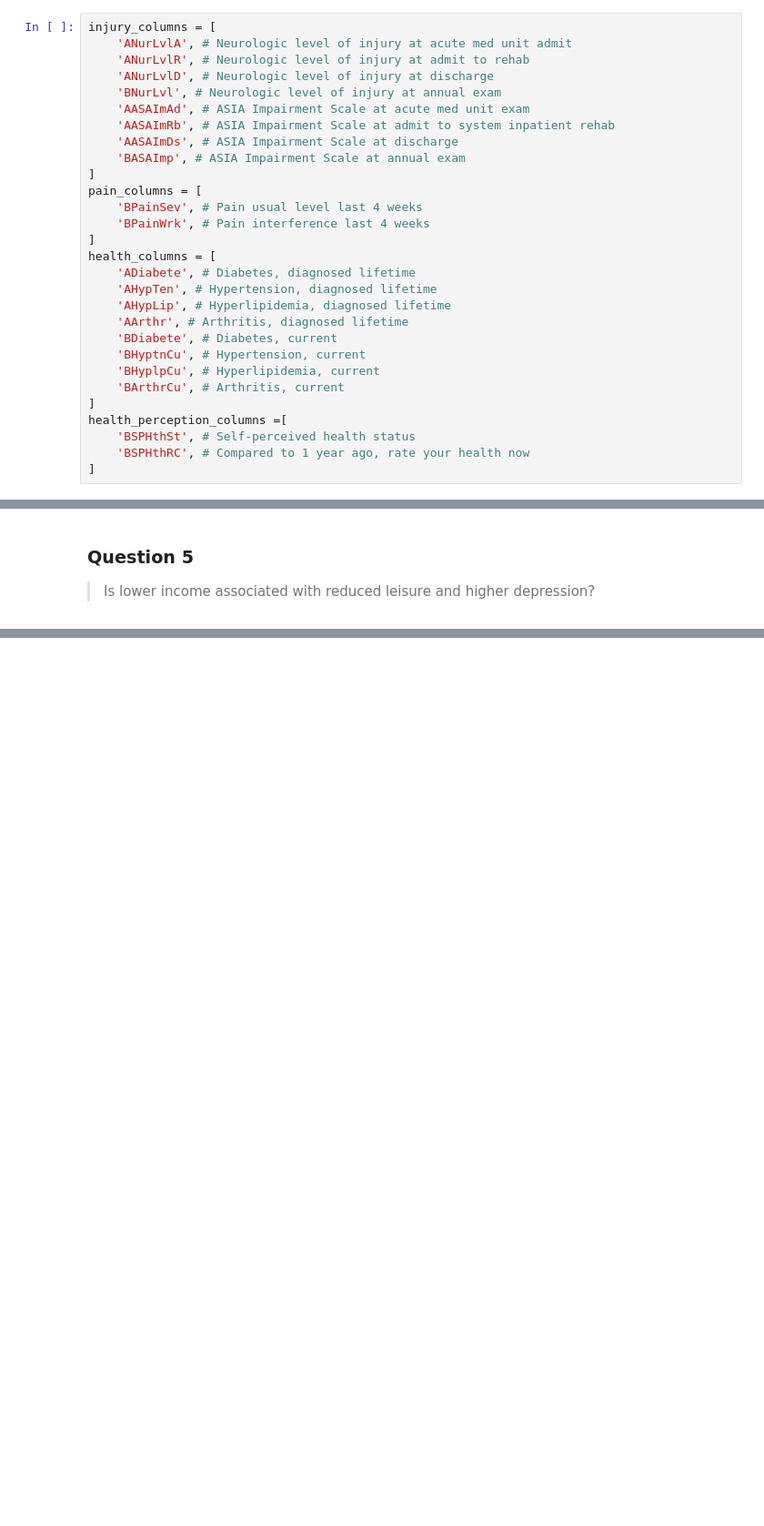
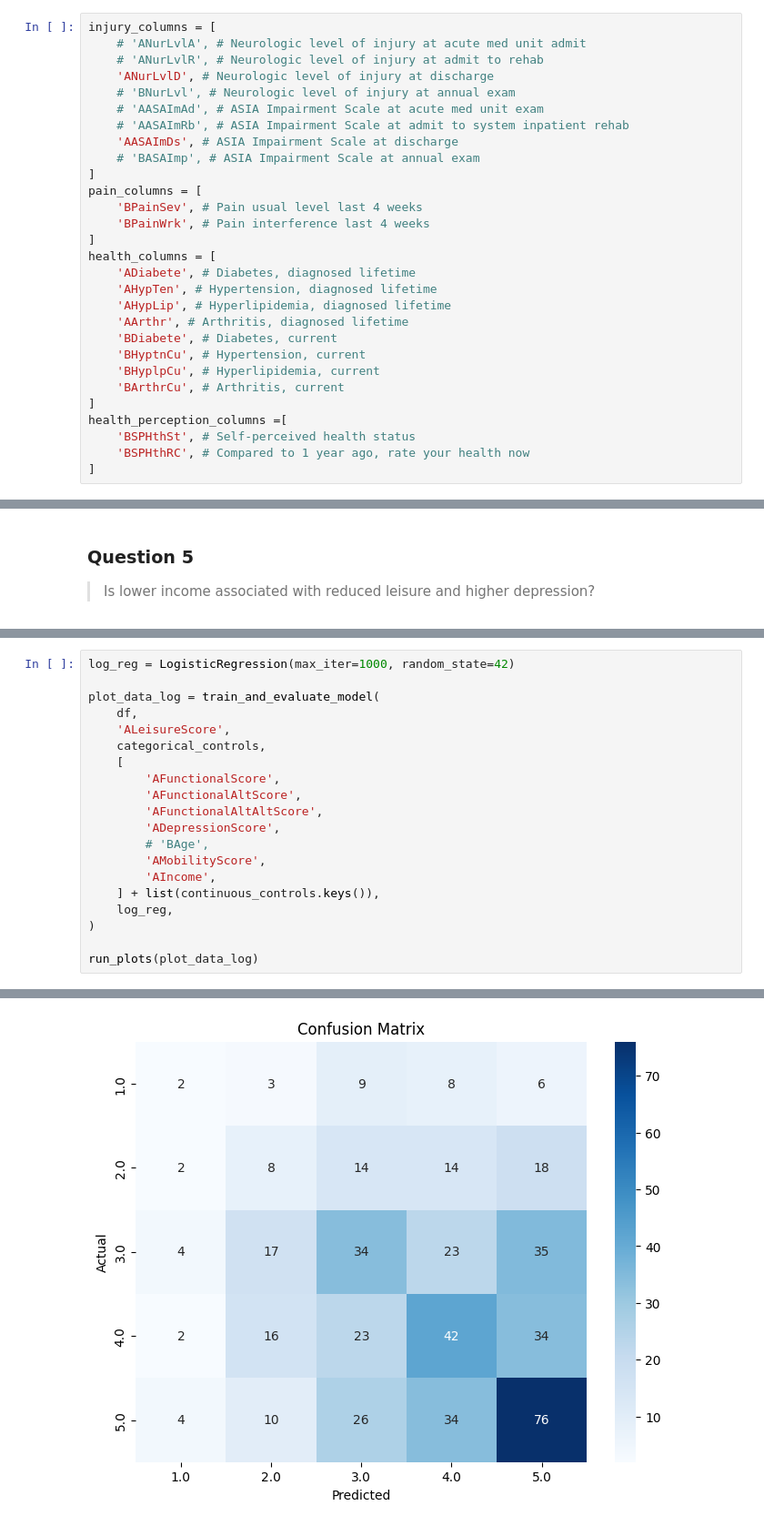
Before and after one commit to igoumiri/spinal, a Jupyter notebook: analysis.ipynb, the cells around one changed output, grey strips where cells are left out. Shown at 91% size. Saved outputs shown, nothing was run; the diff lists cells and outputs as text; blank space fills up the shorter version.

Commit message:
Add linear + RF models

```diff
--- a/analysis.ipynb
+++ b/analysis.ipynb
@@ -312,14 +428,14 @@ social_participation_columns = [
 Also relevant are health/injury severity variables.
 # %%
 injury_columns = [
-    'ANurLvlA', # Neurologic level of injury at acute med unit admit
-    'ANurLvlR', # Neurologic level of injury at admit to rehab
+    # 'ANurLvlA', # Neurologic level of injury at acute med unit admit
+    # 'ANurLvlR', # Neurologic level of injury at admit to rehab
     'ANurLvlD', # Neurologic level of injury at discharge
-    'BNurLvl', # Neurologic level of injury at annual exam
-    'AASAImAd', # ASIA Impairment Scale at acute med unit exam
-    'AASAImRb', # ASIA Impairment Scale at admit to system inpatient rehab
+    # 'BNurLvl', # Neurologic level of injury at annual exam
+    # 'AASAImAd', # ASIA Impairment Scale at acute med unit exam
+    # 'AASAImRb', # ASIA Impairment Scale at admit to system inpatient rehab
     'AASAImDs', # ASIA Impairment Scale at discharge
-    'BASAImp', # ASIA Impairment Scale at annual exam
+    # 'BASAImp', # ASIA Impairment Scale at annual exam
 ]
 pain_columns = [
     'BPainSev', # Pain usual level last 4 weeks
@@ -854,0 +939,21 @@ Generating plots...
+# %%
+log_reg = LogisticRegression(max_iter=1000, random_state=42)
+
+plot_data_log = train_and_evaluate_model(
+    df,
+    'ALeisureScore',
+    categorical_controls,
+    [
+        'AFunctionalScore',
+        'AFunctionalAltScore',
+        'AFunctionalAltAltScore',
+        'ADepressionScore',
+        # 'BAge',
+        'AMobilityScore',
+        'AIncome',
+    ] + list(continuous_controls.keys()),
+    log_reg,
+)
+
+run_plots(plot_data_log)
+# %% [output]
@@ -854,0 +979 @@ Generating plots...
+[figure, added]
```
Also changed, not shown: parts of 58 cells of this notebook.
